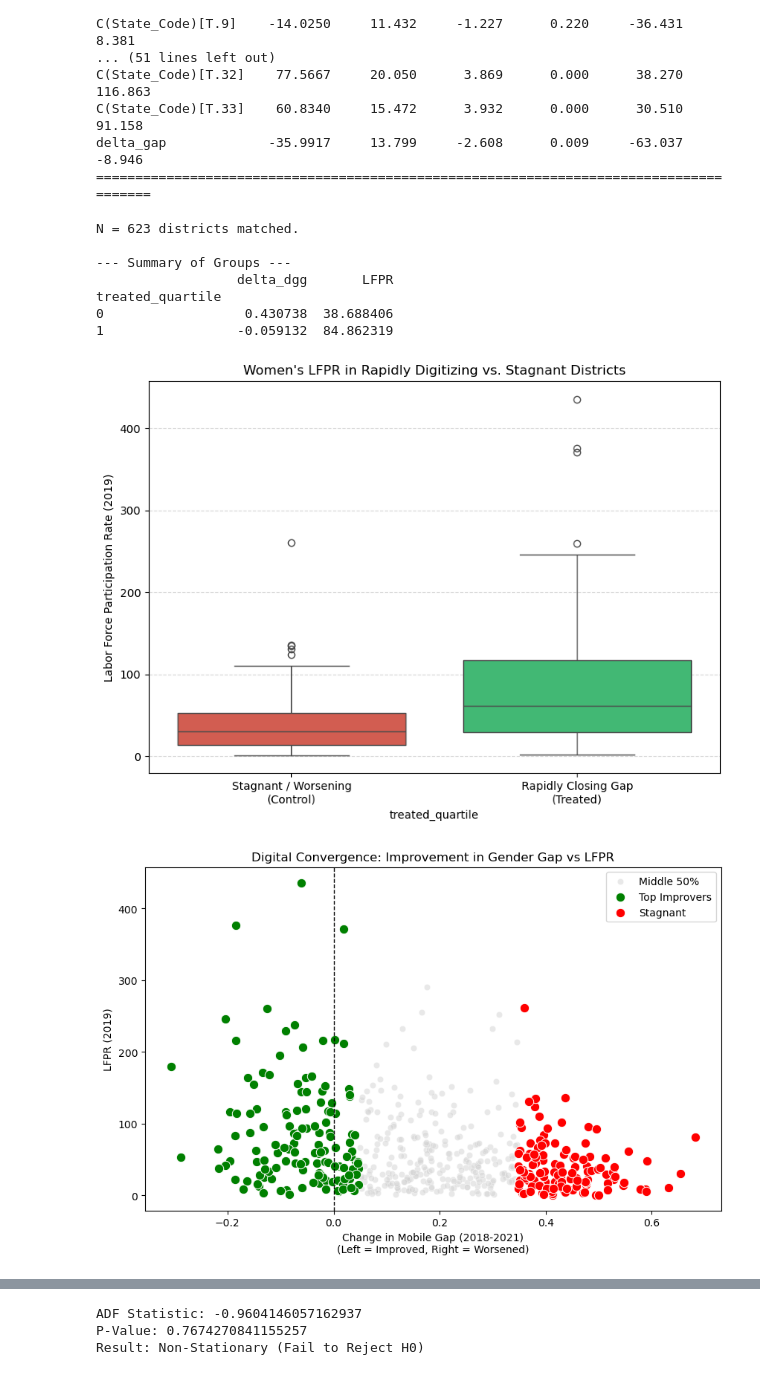
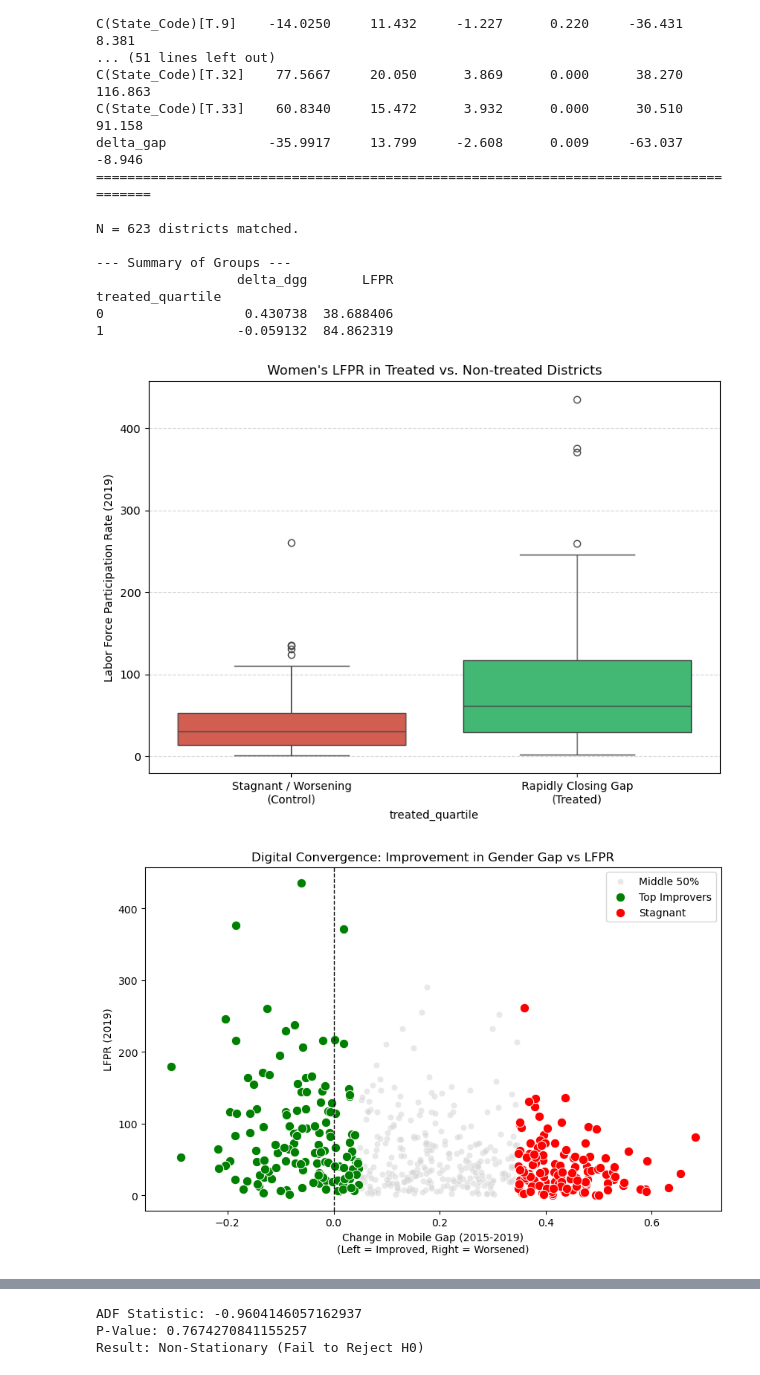
Before and after one commit to soumyeet/microecondev, a Jupyter notebook: tgif.ipynb, the cells around one changed output, grey strips where cells are left out. Cells and saved outputs as stored; diff of their text form; code cells hidden in the pictures.

```diff
--- a/tgif.ipynb
+++ b/tgif.ipynb
@@ -479,7 +479,7 @@ df['quartile_rank'] = pd.qcut(df['delta_dgg'], q=4, labels=['Top Improvers', 'Mo
 # --- STEP B: Define Treatment (Top 25% vs Bottom 25%) ---
 # Top Improvers (Most negative change) vs Stagnant (Most positive/least negative change)
 # Note: Check your data's sign direction!
-# If delta is (2021 - 2018), then -0.20 is a BIG improvement.
+# If delta is (2019 - 2015), then -0.20 is a BIG improvement.
 # ... [Previous code remains the same] ...
 
 # --- STEP B: Define Treatment ---
@@ -505,7 +505,7 @@ sns.boxplot(data=reg_df, x='treated_quartile', y='LFPR', hue='treated_quartile',
             palette={0: "#e74c3c", 1: "#2ecc71"}, legend=False)
 
 plt.xticks([0, 1], ['Stagnant / Worsening\n(Control)', 'Rapidly Closing Gap\n(Treated)'])
-plt.title("Women's LFPR in Rapidly Digitizing vs. Stagnant Districts")
+plt.title("Women's LFPR in Treated vs. Non-treated Districts")
 plt.ylabel("Labor Force Participation Rate (2019)")
 plt.grid(axis='y', linestyle='--', alpha=0.5)
 plt.tight_layout()
@@ -513,35 +513,35 @@ plt.show()
 
 # Visual 2: Scatter (Unchanged, but ensures colors map correctly)
 plt.figure(figsize=(10, 6))
 sns.scatterplot(data=df, x='delta_dgg', y='LFPR', color='lightgray', alpha=0.5, label='Middle 50%')
 sns.scatterplot(data=reg_df[reg_df['treated_quartile']==1], x='delta_dgg', y='LFPR', color='green', s=80, label='Top Improvers')
 sns.scatterplot(data=reg_df[reg_df['treated_quartile']==0], x='delta_dgg', y='LFPR', color='red', s=80, label='Stagnant')
 
 plt.axvline(0, color='black', linestyle='--', linewidth=1)
 plt.title("Digital Convergence: Improvement in Gender Gap vs LFPR")
-plt.xlabel("Change in Mobile Gap (2018-2021)\n(Left = Improved, Right = Worsened)")
+plt.xlabel("Change in Mobile Gap (2015-2019)\n(Left = Improved, Right = Worsened)")
 plt.ylabel("LFPR (2019)")
 plt.legend()
 plt.show()
 
 # --- STEP D: FINAL REGRESSION ---
 # (Model code remains exactly the same)
 formula = "LFPR ~ treated_quartile + C(State_ID)"
 model = smf.ols(formula, data=reg_df).fit(cov_type='HC1')
 
 print("\n==========================================")
 print(" FINAL REGRESSION RESULTS (Q1 vs Q4) ")
 print("==========================================")
 print(model.summary().tables[1])
 # %% [output]
 N = 623 districts matched.
 
 --- Summary of Groups ---
                   delta_dgg       LFPR
 treated_quartile
 0                  0.430738  38.688406
 1                 -0.059132  84.862319
-[figure, old version]
+[figure, new version]
 [figure]
 ==========================================
  FINAL REGRESSION RESULTS (Q1 vs Q4)
```
Also changed, not shown: parts of 8 cells of this notebook, 10 other files.
